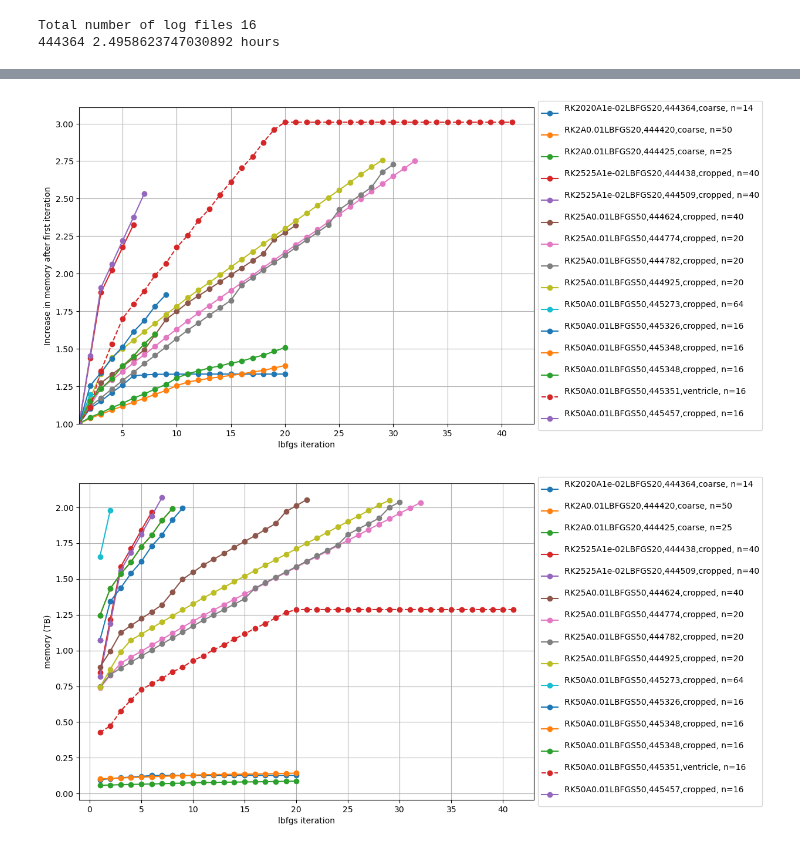
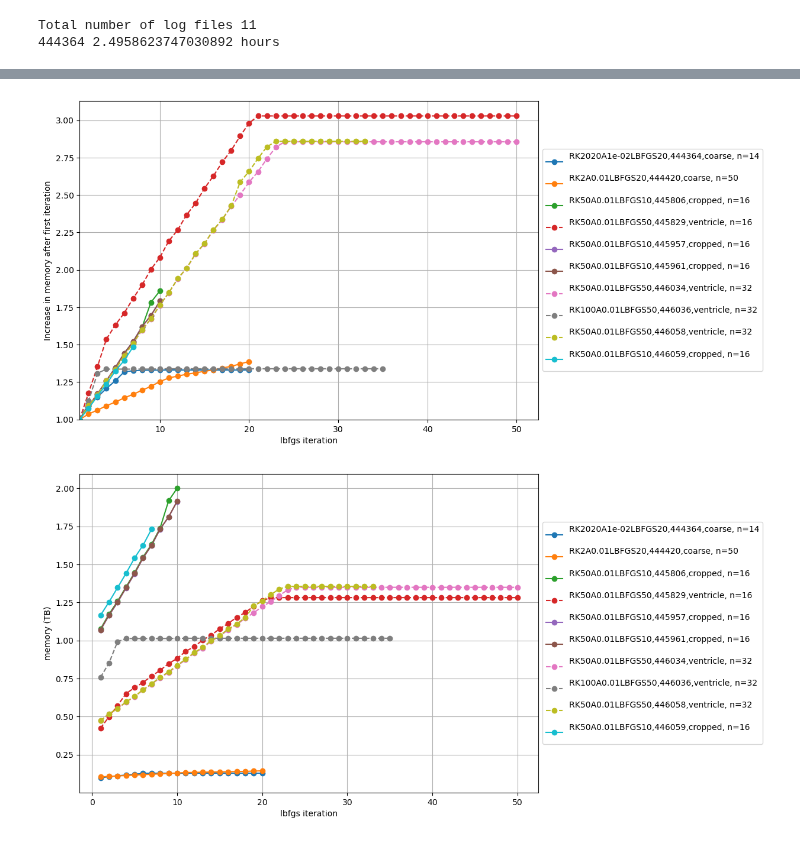
Before and after one commit to JohannesHaubner/mapMRI, a Jupyter notebook: examples/debugging/mem.ipynb, the cells around one changed output, grey strips where cells are left out. Drawn from its saved outputs; the diff is of its cells as text; code cells hidden in the pictures.

```diff
--- a/examples/debugging/mem.ipynb
+++ b/examples/debugging/mem.ipynb
@@ -34,21 +34,22 @@ slurmids = [
 
 slurmids = [444364,
             444420,
-            444425,
-            444438,
-            444509,
-            444624,
-            444774,
-            444925,
-            444988,
-            444782,
-            445273,
-            445326,
-            445348,
-            445351,
-            445348,
-            445457,
-
+            # 444425,
+            # 444438,
+            # 444509,
+            # 444624,
+            # 444774,
+            # 444925,
+            # 444988,
+            # 444782,
+            # 445273,
+            # 445326,
+            # 445348,
+            # 445351,
+            # 445348,
+            # 445457,
+            445806, 445829, 445957, 445961, 445962,
+            446059, 446034, 446058, 446036
 ]
 
 
@@ -208,5 +209,5 @@ ax.legend(loc='center left', bbox_to_anchor=(1, 0.5))
 ax2.legend(loc='center left', bbox_to_anchor=(1, 0.5))
 plt.show()
 # %% [output]
-Total number of log files 16
+Total number of log files 11
 444364 2.4958623747030892 hours
@@ -214,5 +215,5 @@ Total number of log files 16
-[figure, old version]
+[figure, new version]
-[figure, old version]
+[figure, new version]
 # %%
 
 for slurmid in range(440221, 440674):
```
Also changed, not shown: parts of 1 cell of this notebook, 5 other files.
